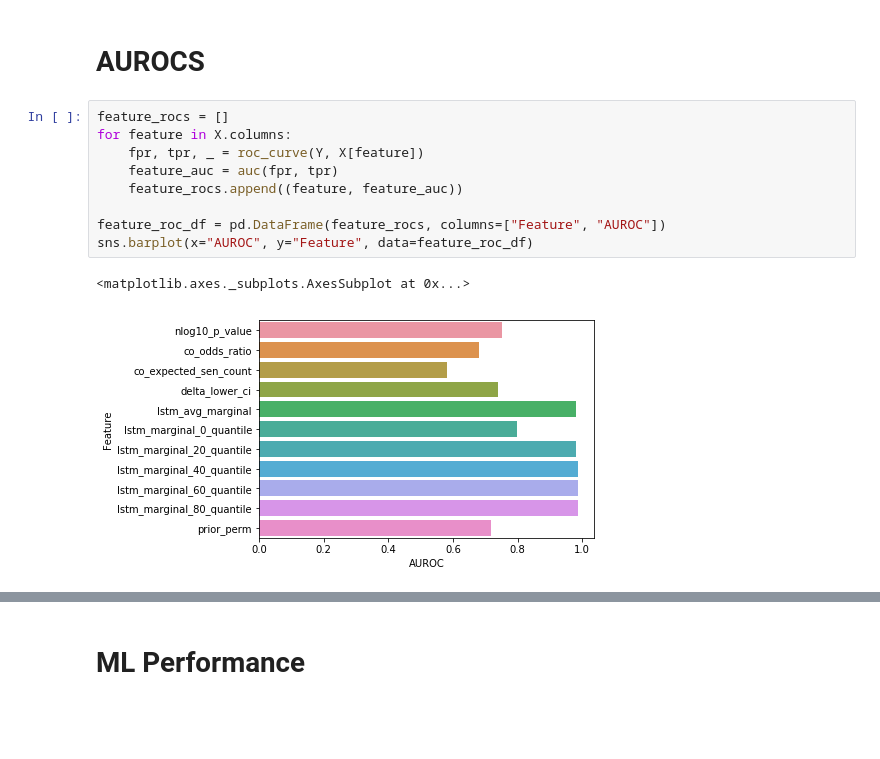
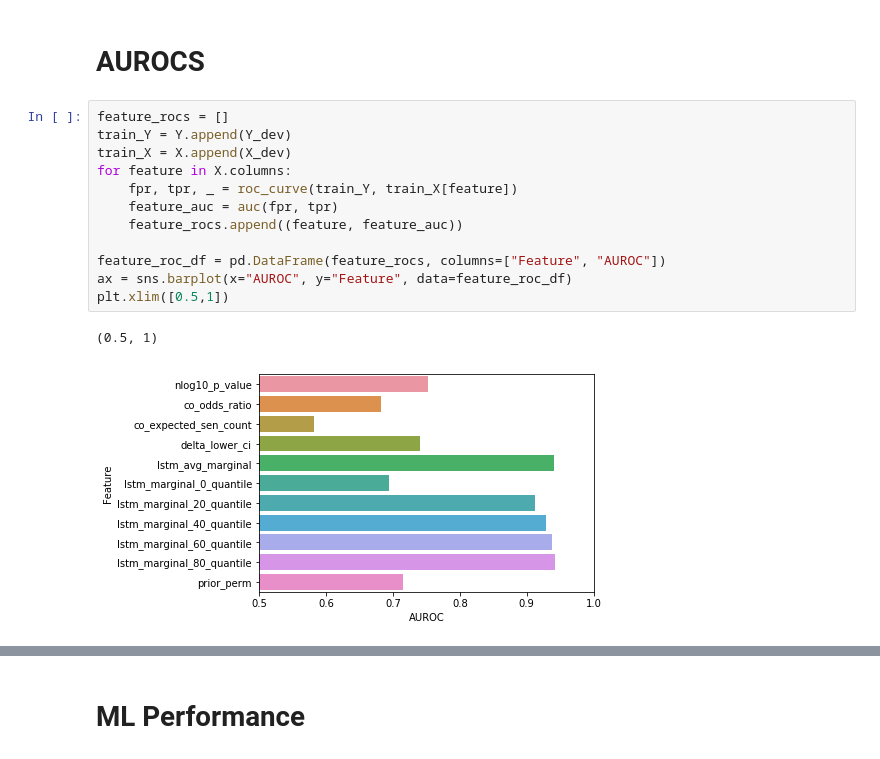
Before and after one commit to greenelab/snorkeling, a Jupyter notebook: All_Relationships/9.entity_prediction.ipynb, the cells around one changed output, grey strips where cells are left out. Saved outputs shown, nothing was run; the diff lists cells and outputs as text; blank space fills up the shorter version.

```diff
--- a/All_Relationships/9.entity_prediction.ipynb
+++ b/All_Relationships/9.entity_prediction.ipynb
@@ -179,13 +179,16 @@ list(zip(final_models[1].best_estimator_.coef_[0], [col for col in training_set.
 # AUROCS
 # %%
 feature_rocs = []
+train_Y = Y.append(Y_dev)
+train_X = X.append(X_dev)
 for feature in X.columns:
-    fpr, tpr, _ = roc_curve(Y, X[feature])
+    fpr, tpr, _ = roc_curve(train_Y, train_X[feature])
     feature_auc = auc(fpr, tpr)
     feature_rocs.append((feature, feature_auc))
 
 feature_roc_df = pd.DataFrame(feature_rocs, columns=["Feature", "AUROC"])
-sns.barplot(x="AUROC", y="Feature", data=feature_roc_df)
+ax = sns.barplot(x="AUROC", y="Feature", data=feature_roc_df)
+plt.xlim([0.5,1])
 # %% [output]
-<matplotlib.axes._subplots.AxesSubplot at 0x...>
+(0.5, 1)
-[figure, old version]
+[figure, new version]
```
Also changed, not shown: parts of 4 cells of this notebook, 1 other file.
